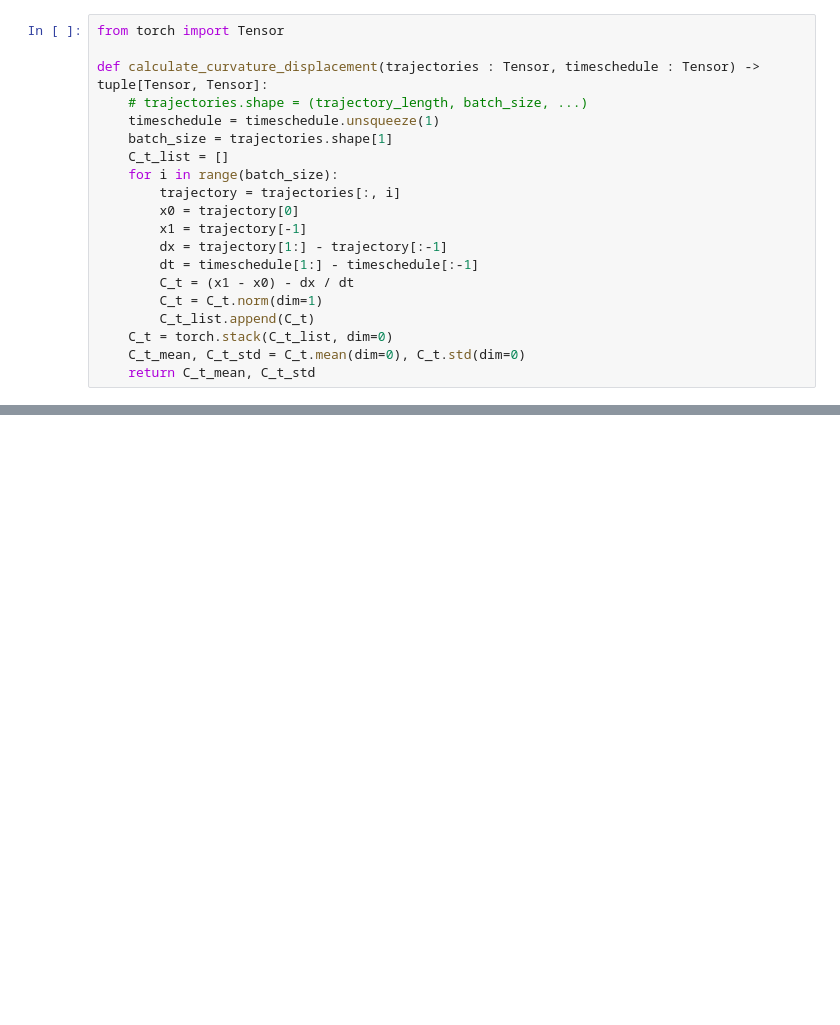
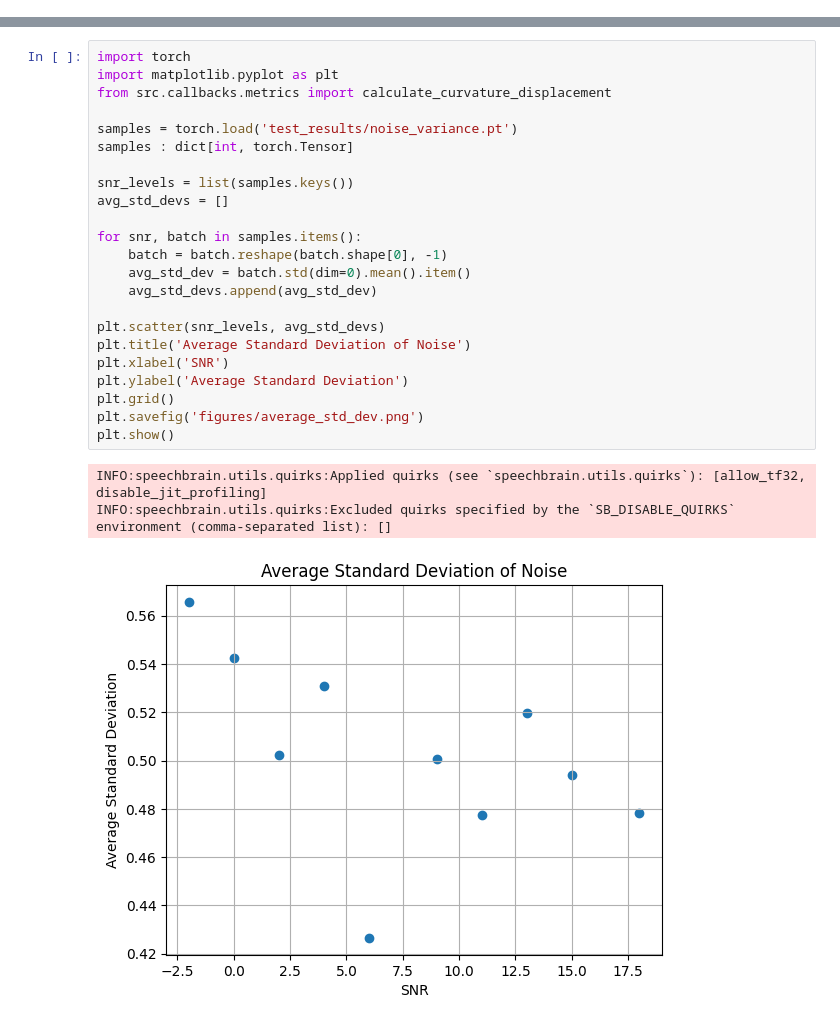
Before and after one commit to kommodeskab/Latent-DSB, a Jupyter notebook: playground.ipynb, the cells around one changed output, grey strips where cells are left out. Cells and saved outputs as stored; diff of their text form; blank space fills up the shorter version.

```diff
--- a/playground.ipynb
+++ b/playground.ipynb
@@ -46,20 +0,0 @@ trajectories = torch.stack(trajectories).permute(1,0,2)
-# %%
-from torch import Tensor
-
-def calculate_curvature_displacement(trajectories : Tensor, timeschedule : Tensor) -> tuple[Tensor, Tensor]:
-    # trajectories.shape = (trajectory_length, batch_size, ...)
-    timeschedule = timeschedule.unsqueeze(1)
-    batch_size = trajectories.shape[1]
-    C_t_list = []
-    for i in range(batch_size):
-        trajectory = trajectories[:, i]
-        x0 = trajectory[0]
-        x1 = trajectory[-1]
-        dx = trajectory[1:] - trajectory[:-1]
-        dt = timeschedule[1:] - timeschedule[:-1]
-        C_t = (x1 - x0) - dx / dt
-        C_t = C_t.norm(dim=1)
-        C_t_list.append(C_t)
-    C_t = torch.stack(C_t_list, dim=0)
-    C_t_mean, C_t_std = C_t.mean(dim=0), C_t.std(dim=0)
-    return C_t_mean, C_t_std
@@ -75,0 +4,27 @@ plt.show()
+# %%
+import torch
+import matplotlib.pyplot as plt
+from src.callbacks.metrics import calculate_curvature_displacement
+
+samples = torch.load('test_results/noise_variance.pt')
+samples : dict[int, torch.Tensor]
+
+snr_levels = list(samples.keys())
+avg_std_devs = []
+
+for snr, batch in samples.items():
+    batch = batch.reshape(batch.shape[0], -1)
+    avg_std_dev = batch.std(dim=0).mean().item()
+    avg_std_devs.append(avg_std_dev)
+
+plt.scatter(snr_levels, avg_std_devs)
+plt.title('Average Standard Deviation of Noise')
+plt.xlabel('SNR')
+plt.ylabel('Average Standard Deviation')
+plt.grid()
+plt.savefig('figures/average_std_dev.png')
+plt.show()
+# %% [output]
+INFO:speechbrain.utils.quirks:Applied quirks (see `speechbrain.utils.quirks`): [allow_tf32, disable_jit_profiling]
+INFO:speechbrain.utils.quirks:Excluded quirks specified by the `SB_DISABLE_QUIRKS` environment (comma-separated list): []
+[figure, added]
```
Also changed, not shown: parts of 10 cells of this notebook, 40 other files.
